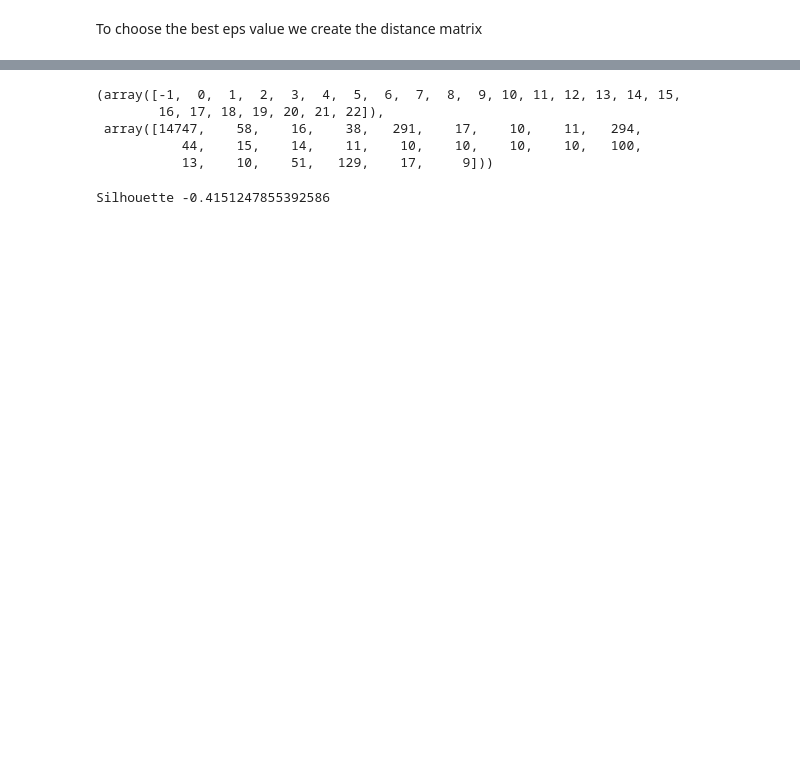
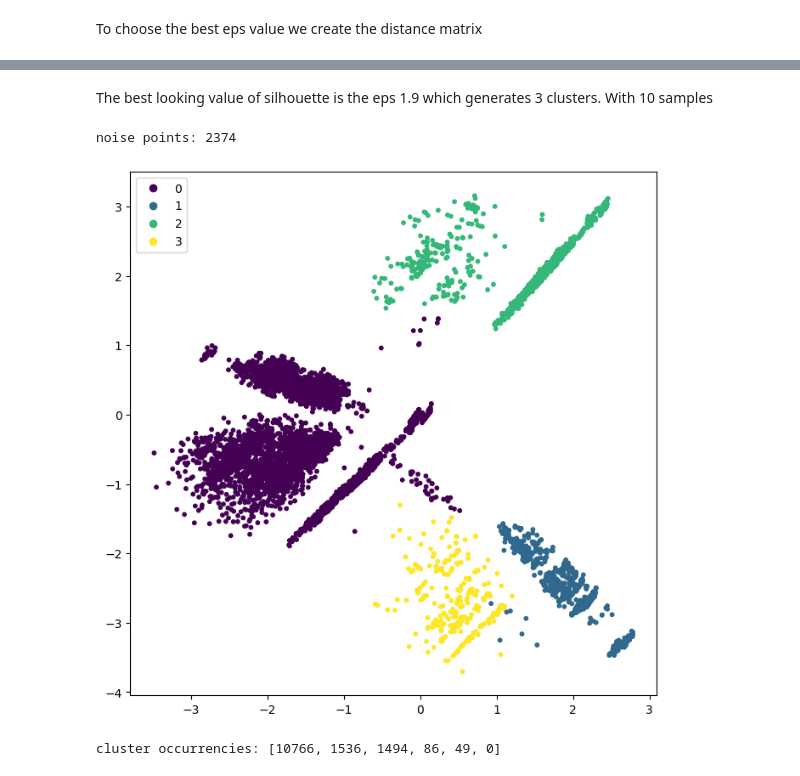
Before and after one commit to vezzusamu/dm-project, a Jupyter notebook: TASK2/db_scan_clustering.ipynb, the cells around one changed output, grey strips where cells are left out. Cells and saved outputs as stored; diff of their text form; code cells hidden in the pictures; blank space fills up the shorter version.

```diff
--- a/TASK2/db_scan_clustering.ipynb
+++ b/TASK2/db_scan_clustering.ipynb
@@ -111,0 +117,22 @@ Observing the size of each cluster
+# %%
+#Coarse grain search for the number of min_samples
+#min_samples = [20, 40, 50, 75]
+#Finer grain search for the number of min_samples
+min_samples = [50, 60, 70, 75]
+
+#Coarse grain search for the number of eps
+#eps_l = [1.5, 1.6, 1.70]
+#Finer grain search for the number of eps
+eps_l = [1.45, 1.50, 1.55, 1.6]
+# %%
+from sklearn import metrics
+
+table = []
+for eps in eps_l:
+    for min_sample in min_samples:
+        dbscan = DBSCAN(eps=eps, min_samples=min_sample)
+        dbscan.fit(df_numeric)
+        n_clusters = len(np.unique(dbscan.labels_))
+        silhouette = metrics.silhouette_score(df_numeric, dbscan.labels_)
+        DBscore = metrics.davies_bouldin_score(df_numeric, dbscan.labels_)
+        table.append({"eps":eps, "silhouette": silhouette, "DBscore":DBscore, "n_clusters": n_clusters, "min_samples": min_sample})
@@ -112,12 +159,26 @@ Observing the size of each cluster
+# %% [markdown]
+The best looking value of silhouette is the eps 1.9 which generates 3 clusters. With 10 samples
+# %%
+def dbscan_analysis(eps, min_samples):
+
+    # Perform DB scan
+    dbscan = DBSCAN(eps=eps, min_samples=min_samples)
+    dbscan.fit(df_numeric)
+    print(f"noise points: {(dbscan.labels_==-1).sum()}")
+
+    plt.figure(figsize=(8,8))
+    #printing the scatter without -1 labels
+    scatter = plt.scatter(df['pc1'][dbscan.labels_!=-1], df['pc2'][dbscan.labels_!=-1], c=dbscan.labels_[dbscan.labels_!=-1], s=10)
+    #scatter = plt.scatter(df['pc1'], df['pc2'], c=dbscan.labels_, s=10)
+
+    plt.tick_params(axis='both', which='major')
+    plt.legend(*scatter.legend_elements())
+
+    return dbscan.labels_
+# %%
+dbscan_labels = dbscan_analysis(1.5, 75)
+# %% [output]
+noise points: 2374
+[figure, added]
 # %%
-np.unique(dbscan.labels_, return_counts=True)
+#np.unique(dbscan.labels_, return_counts=True)
-# %% [output]
-(array([-1,  0,  1,  2,  3,  4,  5,  6,  7,  8,  9, 10, 11, 12, 13, 14, 15,
-        16, 17, 18, 19, 20, 21, 22]),
- array([14747,    58,    16,    38,   291,    17,    10,    11,   294,
-           44,    15,    14,    11,    10,    10,    10,    10,   100,
-           13,    10,    51,   129,    17,     9]))
-# %%
-print('Silhouette %s' % silhouette_score(X_illinois, dbscan.labels_))
-# %% [output]
-Silhouette -0.4151247855392586
@@ -129,0 +185,12 @@ for d in dist:
+# %%
+# Calculate number of clusters for final kmeans
+n_clusters = len(np.unique(dbscan.labels_))
+
+# Calculate list of label occurrencies for each cluster
+occ_list = []
+for k in range(n_clusters):
+    occ_list.append(np.count_nonzero(dbscan.labels_ == k))
+
+print('cluster occurrencies:', occ_list)
+# %% [output]
+cluster occurrencies: [10766, 1536, 1494, 86, 49, 0]
```
Also changed, not shown: parts of 20 cells of this notebook.
